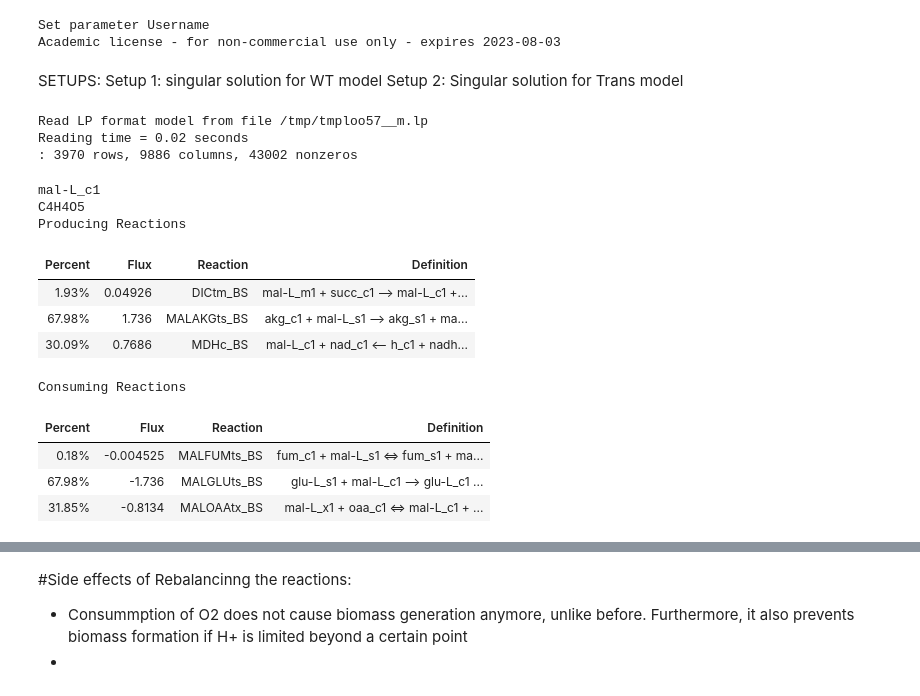
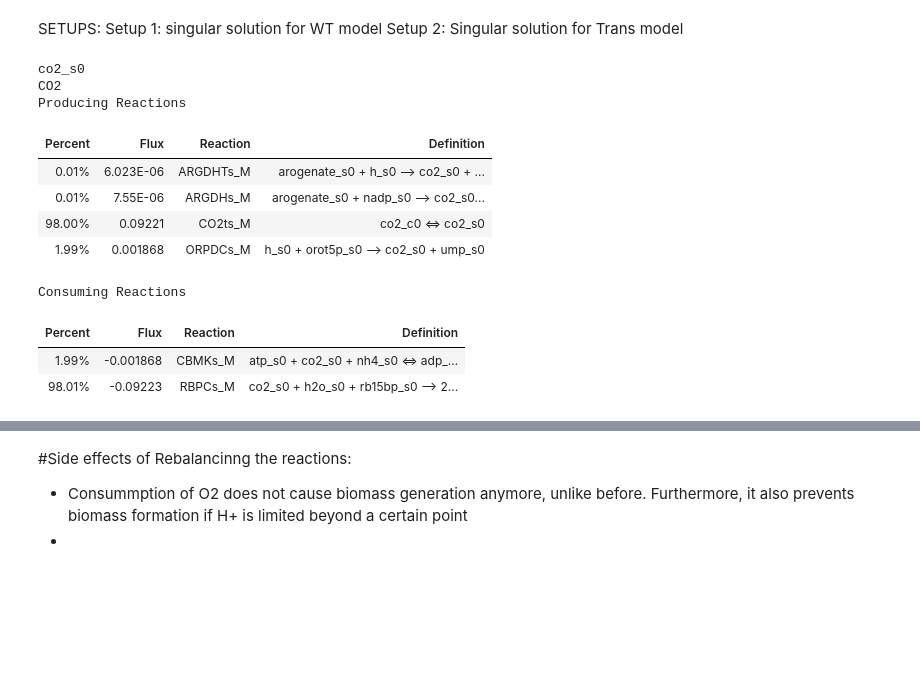
Before and after one commit to rtsantos3/RiceMM, a Jupyter notebook: Scripts/model_analysis/Script for generating singular solutions and summaries in model.ipynb, the cells around one changed output, grey strips where cells are left out. Saved outputs shown, nothing was run; the diff lists cells and outputs as text; code cells hidden in the pictures; blank space fills up the shorter version.

```diff
--- a/Scripts/model_analysis/Script for generating singular solutions and summaries in model.ipynb
+++ b/Scripts/model_analysis/Script for generating singular solutions and summaries in model.ipynb
@@ -41,14 +34,11 @@ Checklist:
 wt_model = cobra.io.read_sbml_model("./model/ios2164_2cell.xml")
 trans_model = cobra.io.read_sbml_model("./model/ios2164_2cell.xml")
 
-wt_model.solver = 'gurobi'
-trans_model.solver = 'gurobi'
+wt_model.solver = 'glpk'
+trans_model.solver = 'glpk'
 
 
 inf = 1e6
-# %% [output]
-Set parameter Username
-Academic license - for non-commercial use only - expires 2023-08-03
 # %%
 #This codeblock is to define some of the functions used for modelling
 
@@ -524,42 +514,39 @@ Setup 2: Singular solution for Trans model
 # %%
 #WT Model
 test_model = wt_model
 
 with test_model as m:
-    ppfd = 1500
+    ppfd = 25
     test_model.medium = define_model_medium(m, co2=29, o2=inf, ppfd=ppfd, h=inf, nh4=inf, no3=inf)
     turn_off_cofac_cycles(m)
     add_tissue_constraints(m)
     add_enzyme_constraints(m)
     add_ngam_cons(m, ppfd)
 
     #Turn on all Demand reactions for protons and see how it goes
 
     mm.get_rxn(m,'Straw_Biomass_M').objective_coefficient = 0
     mm.get_rxn(m,'Straw_Biomass_BS').objective_coefficient = 0
     mm.get_rxn(m, 'DM_Phloem_BS').objective_coefficient = 1
 
     test_model = wt_model.copy()
 
 
-test_model.metabolites.get_by_id('mal-L_c1').summary()
+test_model.metabolites.get_by_id('co2_s0').summary()
 
 #This codeblock is used to generate solutions and check summaries for individual reactions/metabolites
 # %% [output]
-Read LP format model from file /tmp/tmploo57__m.lp
-Reading time = 0.02 seconds
-: 3970 rows, 9886 columns, 43002 nonzeros
+co2_s0
+CO2
+Producing Reactions
+| Percent | Flux | Reaction | Definition |
+| 0.01% | 6.023E-06 | ARGDHTs_M | arogenate_s0 + h_s0 --> co2_s0 + ... |
+| 0.01% | 7.55E-06 | ARGDHs_M | arogenate_s0 + nadp_s0 --> co2_s0... |
+| 98.00% | 0.09221 | CO2ts_M | co2_c0 <=> co2_s0 |
+| 1.99% | 0.001868 | ORPDCs_M | h_s0 + orot5p_s0 --> co2_s0 + ump_s0 |
-mal-L_c1
-C4H4O5
-Producing Reactions
+Consuming Reactions
-| Percent | Flux | Reaction | Definition |
-| 1.93% | 0.04926 | DICtm_BS | mal-L_m1 + succ_c1 --> mal-L_c1 +... |
-| 67.98% | 1.736 | MALAKGts_BS | akg_c1 + mal-L_s1 --> akg_s1 + ma... |
-| 30.09% | 0.7686 | MDHc_BS | mal-L_c1 + nad_c1 <-- h_c1 + nadh... |
-Consuming Reactions
 | Percent | Flux | Reaction | Definition |
-| 0.18% | -0.004525 | MALFUMts_BS | fum_c1 + mal-L_s1 <=> fum_s1 + ma... |
-| 67.98% | -1.736 | MALGLUts_BS | glu-L_s1 + mal-L_c1 --> glu-L_c1 ... |
-| 31.85% | -0.8134 | MALOAAtx_BS | mal-L_x1 + oaa_c1 <=> mal-L_c1 + ... |
+| 1.99% | -0.001868 | CBMKs_M | atp_s0 + co2_s0 + nh4_s0 <=> adp_... |
+| 98.01% | -0.09223 | RBPCs_M | co2_s0 + h2o_s0 + rb15bp_s0 --> 2... |
 # %%
 # Trans model test
```
Also changed, not shown: parts of 10 cells of this notebook, 18 other files.
